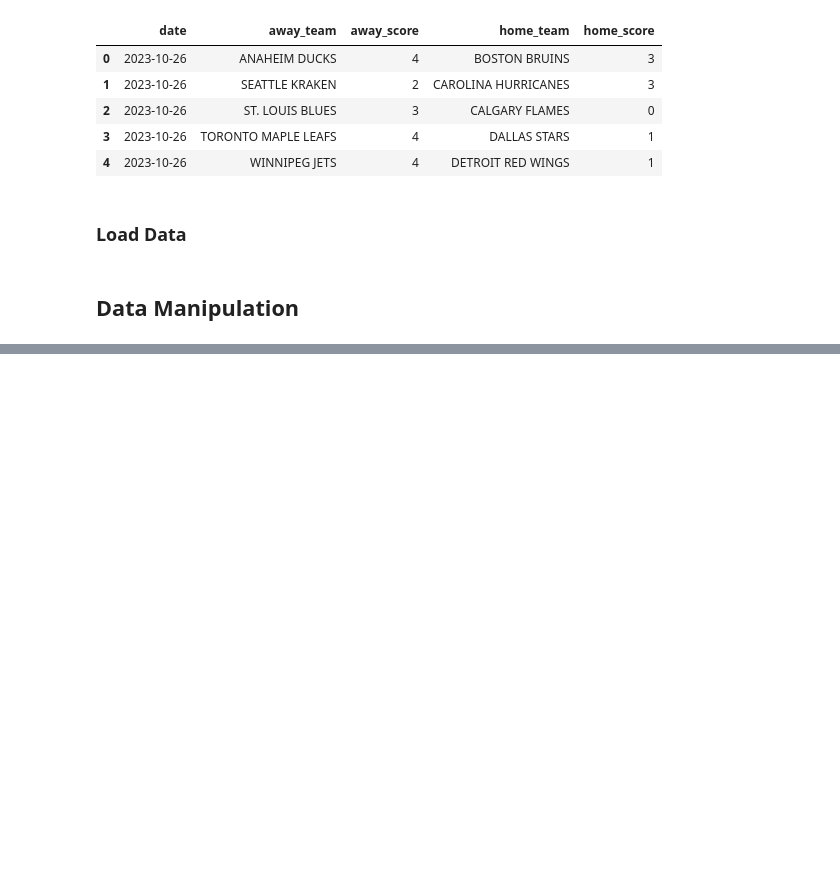
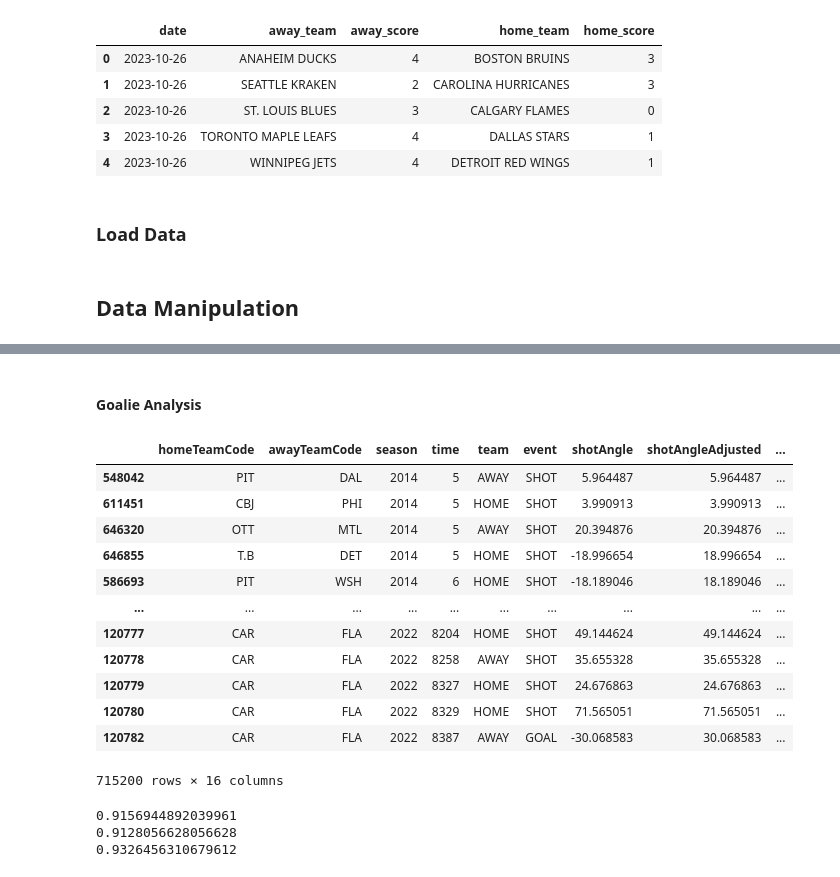
Before and after one commit to traskcon/NHL-Predictions, a Jupyter notebook: NHL-EDGE-Predictions.ipynb, the cells around one changed output, grey strips where cells are left out. Drawn from its saved outputs; the diff is of its cells as text; code cells hidden in the pictures; blank space fills up the shorter version.

```diff
--- a/NHL-EDGE-Predictions.ipynb
+++ b/NHL-EDGE-Predictions.ipynb
@@ -275,0 +388,20 @@ fig.show()
+# %% [markdown]
+#### Goalie Analysis
+# %%
+goalie_data = shot_data[shot_data["shotOnEmptyNet"] == 0] #Remove empty net shots
+goalie_data = goalie_data[goalie_data["event"] != "MISS"] #Remove shots not on goal
+goalie_data #Reduces number of shots from ~1,000,000 to 715,200
+# %% [output]
+|  | homeTeamCode | awayTeamCode | season | time | team | event | shotAngle | shotAngleAdjusted | ... |
+| 548042 | PIT | DAL | 2014 | 5 | AWAY | SHOT | 5.964487 | 5.964487 | ... |
+| 611451 | CBJ | PHI | 2014 | 5 | HOME | SHOT | 3.990913 | 3.990913 | ... |
+| 646320 | OTT | MTL | 2014 | 5 | AWAY | SHOT | 20.394876 | 20.394876 | ... |
+| 646855 | T.B | DET | 2014 | 5 | HOME | SHOT | -18.996654 | 18.996654 | ... |
+| 586693 | PIT | WSH | 2014 | 6 | HOME | SHOT | -18.189046 | 18.189046 | ... |
+| ... | ... | ... | ... | ... | ... | ... | ... | ... | ... |
+| 120777 | CAR | FLA | 2022 | 8204 | HOME | SHOT | 49.144624 | 49.144624 | ... |
+| 120778 | CAR | FLA | 2022 | 8258 | AWAY | SHOT | 35.655328 | 35.655328 | ... |
+| 120779 | CAR | FLA | 2022 | 8327 | HOME | SHOT | 24.676863 | 24.676863 | ... |
+| 120780 | CAR | FLA | 2022 | 8329 | HOME | SHOT | 71.565051 | 71.565051 | ... |
+| 120782 | CAR | FLA | 2022 | 8387 | AWAY | GOAL | -30.068583 | 30.068583 | ... |
+715200 rows × 16 columns
@@ -275,0 +431,8 @@ fig.show()
+# %%
+print(calculate_save_pct(goalie_data, "Marc-Andre Fleury"))
+print(calculate_save_pct(goalie_data, "Tristan Jarry"))
+print(calculate_save_pct(goalie_data, "Linus Ullmark",season=2022))
+# %% [output]
+0.9156944892039961
+0.9128056628056628
+0.9326456310679612
```
Also changed, not shown: parts of 19 cells of this notebook.
